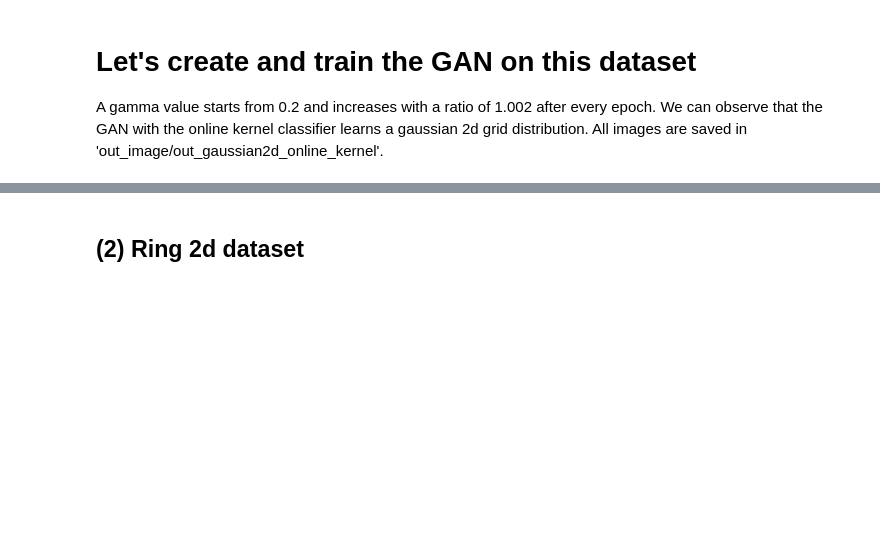
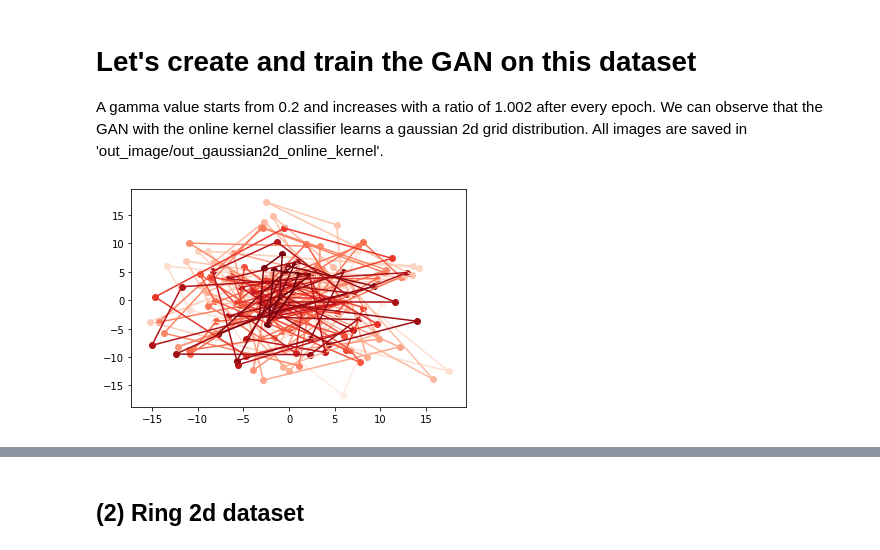
Before and after one commit to Yeojoon/GAN, a Jupyter notebook: kernel_GAN/Testing_Online_Kernel_GAN.ipynb, the cells around one changed output, grey strips where cells are left out. Saved outputs shown, nothing was run; the diff lists cells and outputs as text; code cells hidden in the pictures; blank space fills up the shorter version.

```diff
--- a/kernel_GAN/Testing_Online_Kernel_GAN.ipynb
+++ b/kernel_GAN/Testing_Online_Kernel_GAN.ipynb
@@ -16,5 +16,12 @@ data_gaussiangrid = gaussianGridDataset(n=data_config['num_grid'], n_data=data_c
 
 A gamma value starts from 0.2 and increases with a ratio of 1.002 after every epoch. We can observe that the GAN with the online kernel classifier learns a gaussian 2d grid distribution. All images are saved in 'out_image/out_gaussian2d_online_kernel'.
 # %%
-gan_gaussian2d = Online_Kernel_GAN(gamma=0.2, gamma_ratio=1.0015, lr_gamma=0.999, budget=4096, num_epochs=3000, batch_size=500, data=data_gaussiangrid)
-gan_gaussian2d.train_GAN()
+# gan_gaussian2d = Online_Kernel_GAN(gamma=0.2, gamma_ratio=1.0015, lr_gamma=0.999, budget=4096, num_epochs=3000, batch_size=500, data=data_gaussiangrid)
+# gan_gaussian2d.train_GAN()
+
+%pylab inline
+fig, ax = plt.subplots(figsize=(8, 8))
+gan_gaussian2d = Online_Kernel_GAN(gamma=0.2, gamma_ratio=1.002, budget=4096, num_epochs=20, batch_size=50, data=data_gaussiangrid)
+gan_gaussian2d.train_GAN(plotter=plt)
+# %% [output]
+[figure, added]
```
Also changed, not shown: parts of 1 cell of this notebook, 1 other file.
